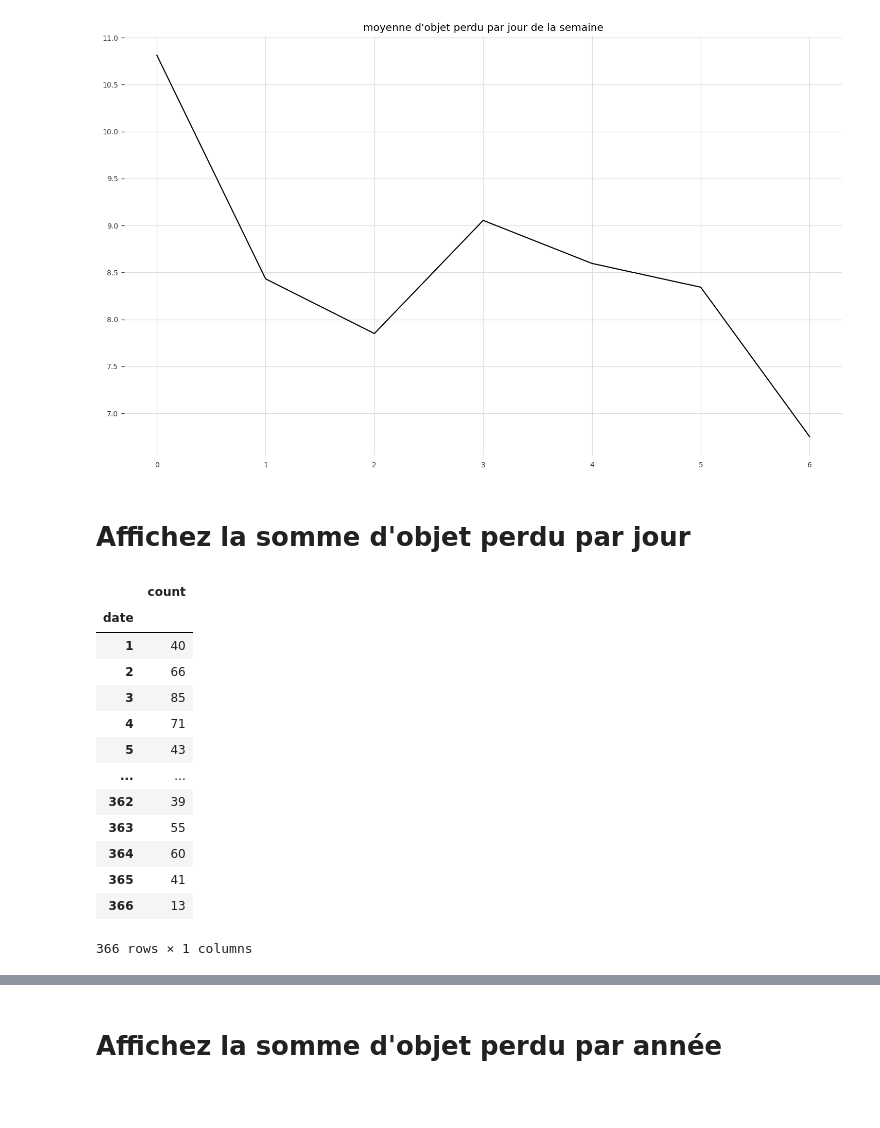
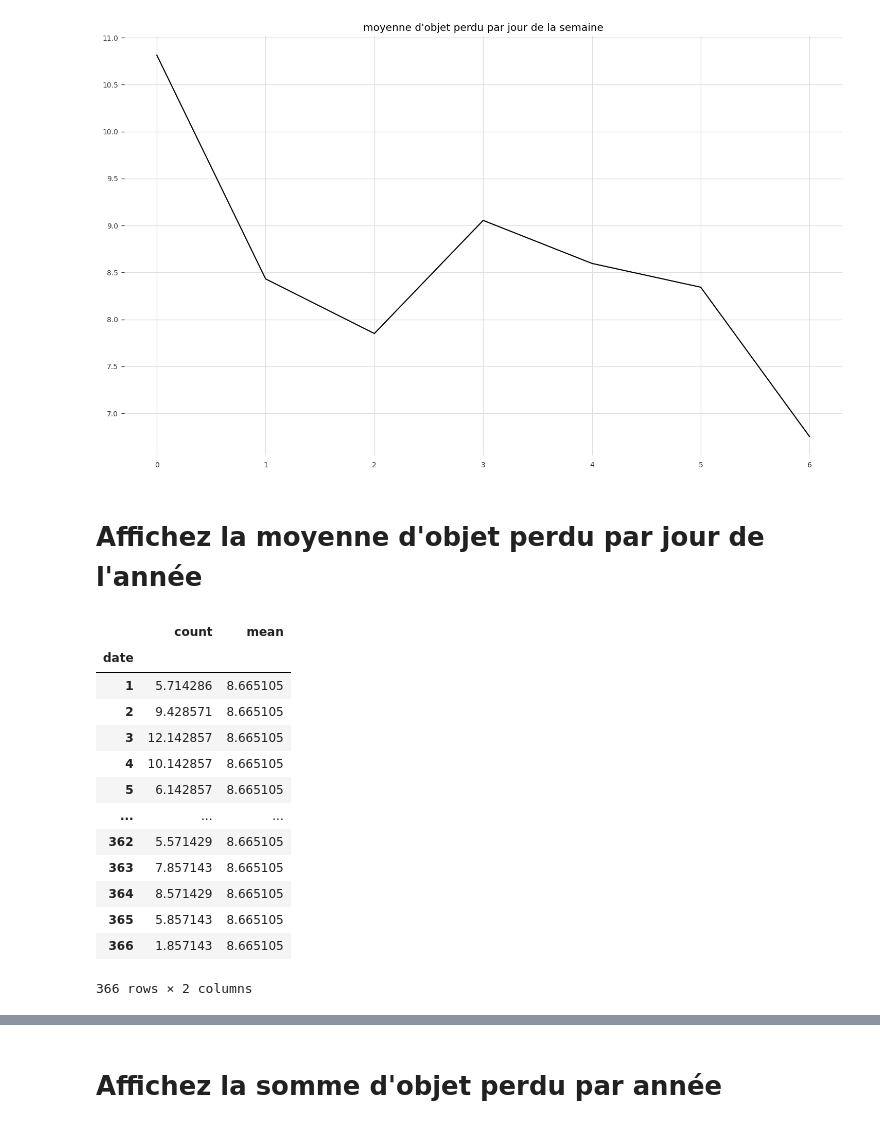
Before and after one commit to AyoubHaddou/initiation_time_series, a Jupyter notebook: sncf_api_darts_lille_europe.ipynb, the cells around one changed output, grey strips where cells are left out. Saved outputs shown, nothing was run; the diff lists cells and outputs as text; code cells hidden in the pictures; blank space fills up the shorter version.

```diff
--- a/sncf_api_darts_lille_europe.ipynb
+++ b/sncf_api_darts_lille_europe.ipynb
@@ -110,23 +110,24 @@ plt.show()
 # %% [output]
 [figure]
 # %% [markdown]
-# Affichez la somme d'objet perdu par jour
+# Affichez la moyenne d'objet perdu par jour de l'année
 # %%
 # Affichez entre 2016 et 2022 la somme des objets perdus par jour
-df_sum_dayofyear = df.groupby(df.date.dt.dayofyear).sum()
+df_sum_dayofyear = df.groupby(df.date.dt.dayofyear).sum() / 7
+df_sum_dayofyear['mean'] = df_sum_dayofyear['count'].mean()
 df_sum_dayofyear
 # %% [output]
-|  | count |
-| date |  |
-| 1 | 40 |
-| 2 | 66 |
-| 3 | 85 |
-| 4 | 71 |
-| 5 | 43 |
-| ... | ... |
-| 362 | 39 |
-| 363 | 55 |
-| 364 | 60 |
-| 365 | 41 |
-| 366 | 13 |
+|  | count | mean |
+| date |  |  |
+| 1 | 5.714286 | 8.665105 |
+| 2 | 9.428571 | 8.665105 |
+| 3 | 12.142857 | 8.665105 |
+| 4 | 10.142857 | 8.665105 |
+| 5 | 6.142857 | 8.665105 |
+| ... | ... | ... |
+| 362 | 5.571429 | 8.665105 |
+| 363 | 7.857143 | 8.665105 |
+| 364 | 8.571429 | 8.665105 |
+| 365 | 5.857143 | 8.665105 |
+| 366 | 1.857143 | 8.665105 |
-366 rows × 1 columns
+366 rows × 2 columns
```
Also changed, not shown: parts of 28 cells of this notebook.
